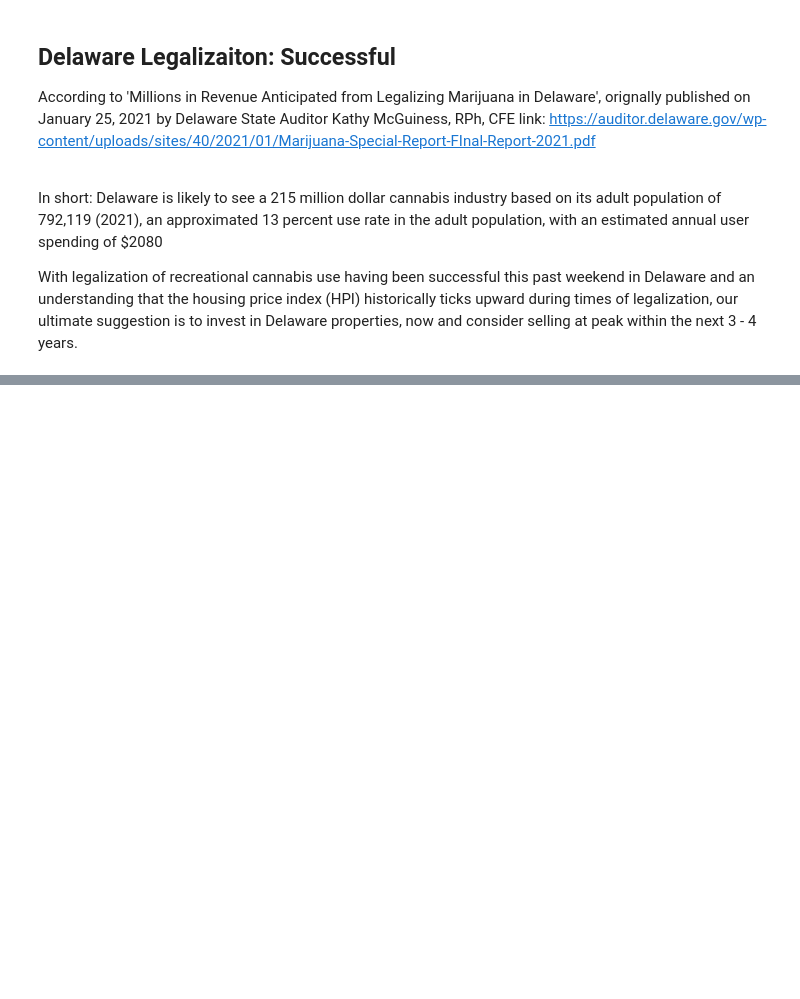
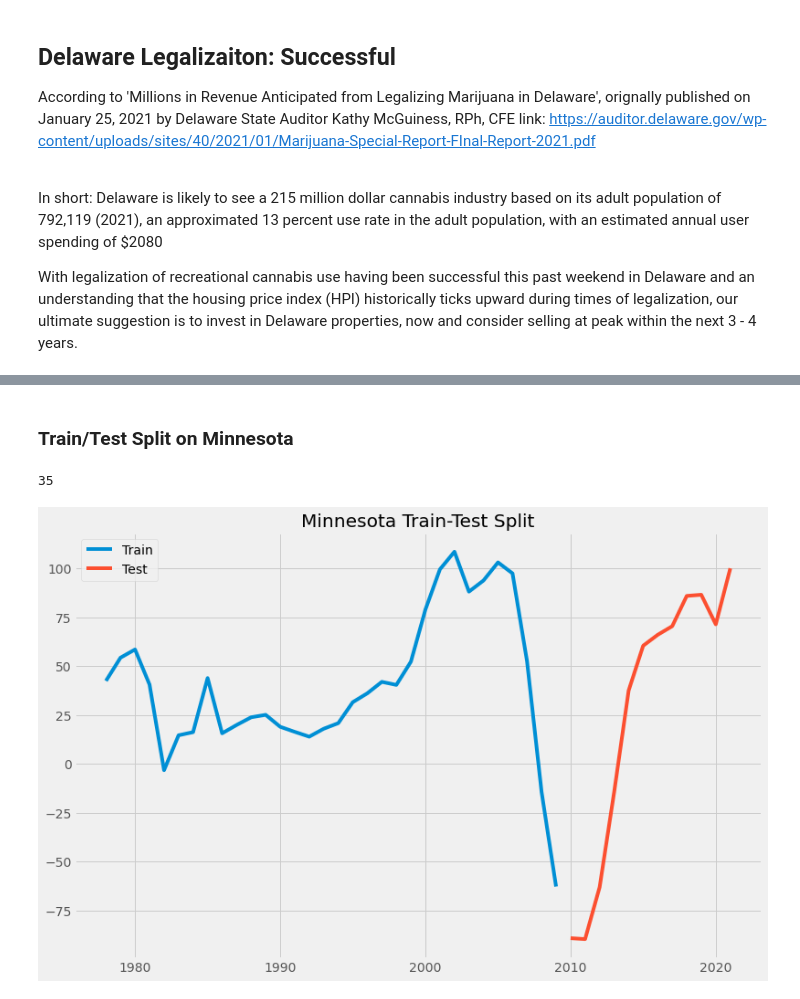
Before and after one commit to joshstruggles/Cannabis-Legality-and-Effect-on-Housing-Price-Index, a Jupyter notebook: notebook.ipynb, the cells around one changed output, grey strips where cells are left out. Saved outputs shown, nothing was run; the diff lists cells and outputs as text; code cells hidden in the pictures; blank space fills up the shorter version.

Commit message:
revision to project due to Minnesota bill

```diff
--- a/notebook.ipynb
+++ b/notebook.ipynb
@@ -3360,0 +3369,3 @@ States to watch: <br>
+# %%
+# We can drop pct
+Min = Minnesota.drop(columns = 'pct', axis =1)
@@ -3360,0 +3387,25 @@ States to watch: <br>
+# %% [markdown]
+### Train/Test Split on Minnesota
+# %%
+# drop state and create new variable
+Min_arma = Min.drop(columns = 'State', axis =1)
+# %%
+# Make a copy of stationary data
+Min_arma = Min_arma.diff(periods = 3)
+# %%
+# Create cutoff variable for train/test split
+cutoff = round(Min_arma.shape[0] * 0.75)
+cutoff
+# %% [output]
+35
+# %%
+train = Min_arma[:cutoff]
+test = Min_arma[cutoff:]
+
+fig, ax = plt.subplots(figsize = (12,8))
+ax.plot(train, label = 'Train')
+ax.plot(test, label = 'Test')
+ax.set_title('Minnesota Train-Test Split')
+plt.legend();
+# %% [output]
+[figure, added]
```
Also changed, not shown: parts of 39 cells of this notebook.
